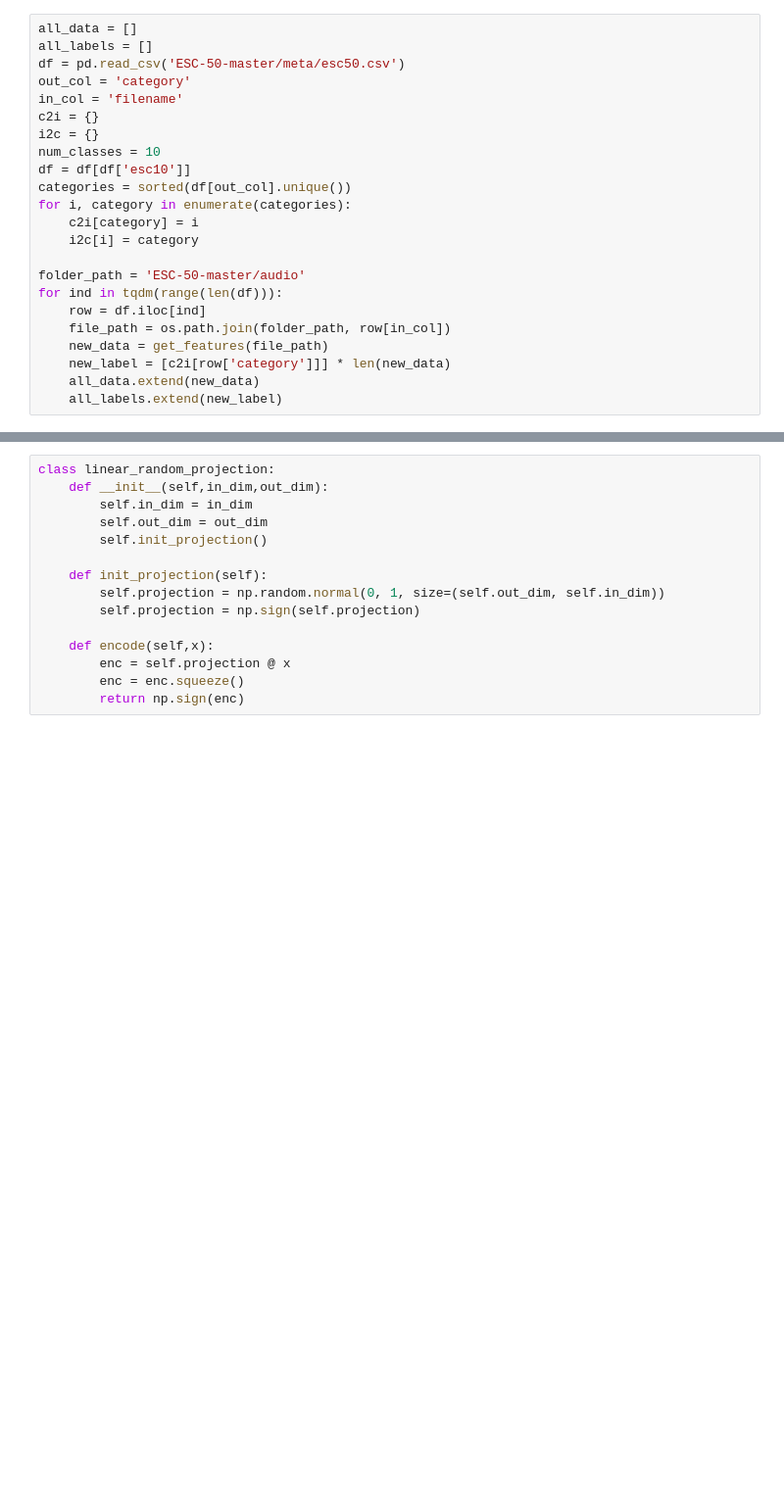
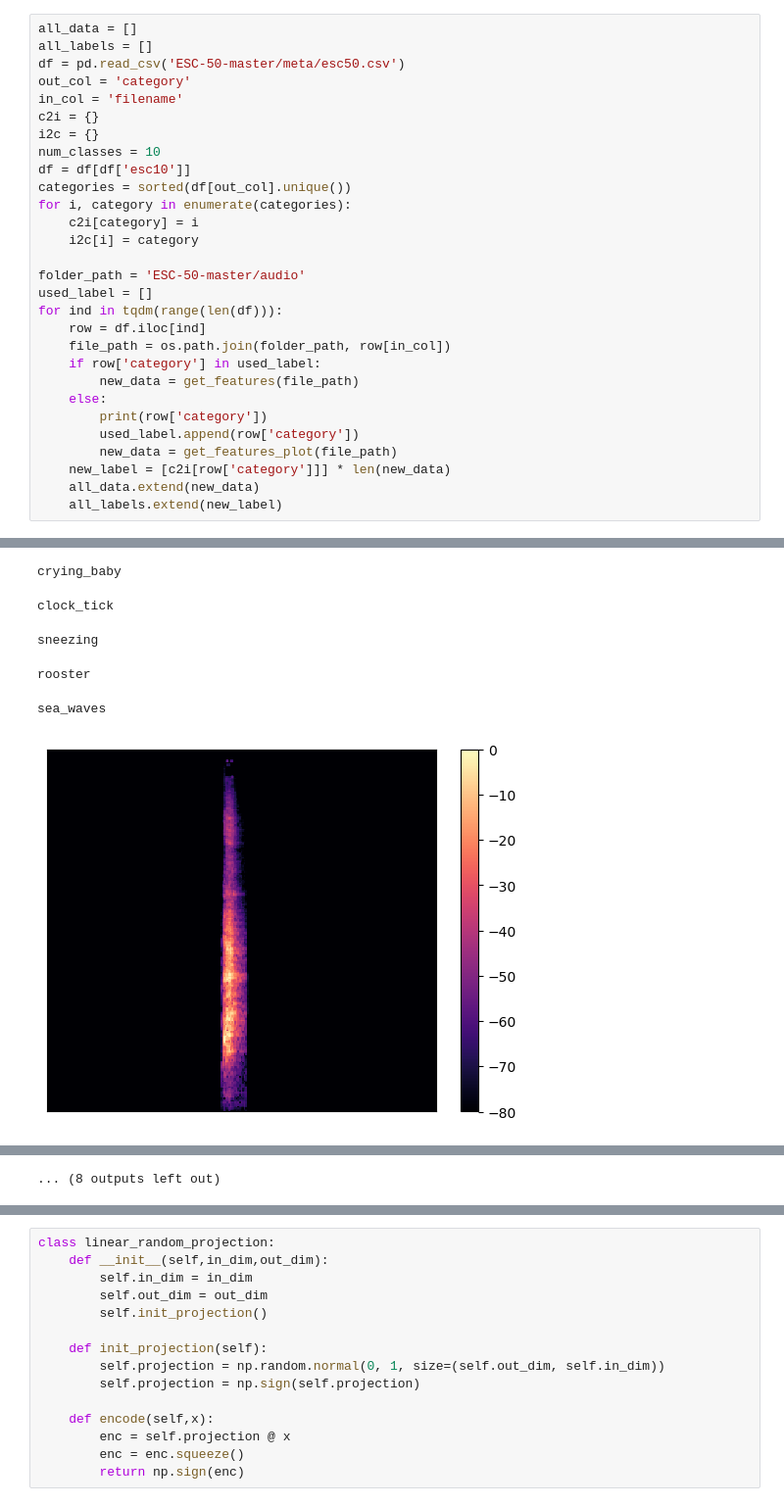
Before and after one commit to RunnnnWang/mbed-HD, a Jupyter notebook: HD_10.ipynb, the cells around one changed output, grey strips where cells are left out. Shown at 98% size. Cells and saved outputs as stored; diff of their text form; blank space fills up the shorter version.

```diff
--- a/HD_10.ipynb
+++ b/HD_10.ipynb
@@ -111,10 +433,17 @@ for i, category in enumerate(categories):
     i2c[i] = category
 
 folder_path = 'ESC-50-master/audio'
+used_label = []
 for ind in tqdm(range(len(df))):
     row = df.iloc[ind]
     file_path = os.path.join(folder_path, row[in_col])
-    new_data = get_features(file_path)
+    if row['category'] in used_label:
+        new_data = get_features(file_path)
+    else:
+        print(row['category'])
+        used_label.append(row['category'])
+        new_data = get_features_plot(file_path)
     new_label = [c2i[row['category']]] * len(new_data)
     all_data.extend(new_data)
     all_labels.extend(new_label)
+# %% [output]
@@ -120,0 +455,6 @@ for ind in tqdm(range(len(df))):
+crying_baby
+clock_tick
+sneezing
+rooster
+sea_waves
+[figure, added]
@@ -120,0 +462 @@ for ind in tqdm(range(len(df))):
+... (8 outputs left out)
```
Also changed, not shown: parts of 17 cells of this notebook.
